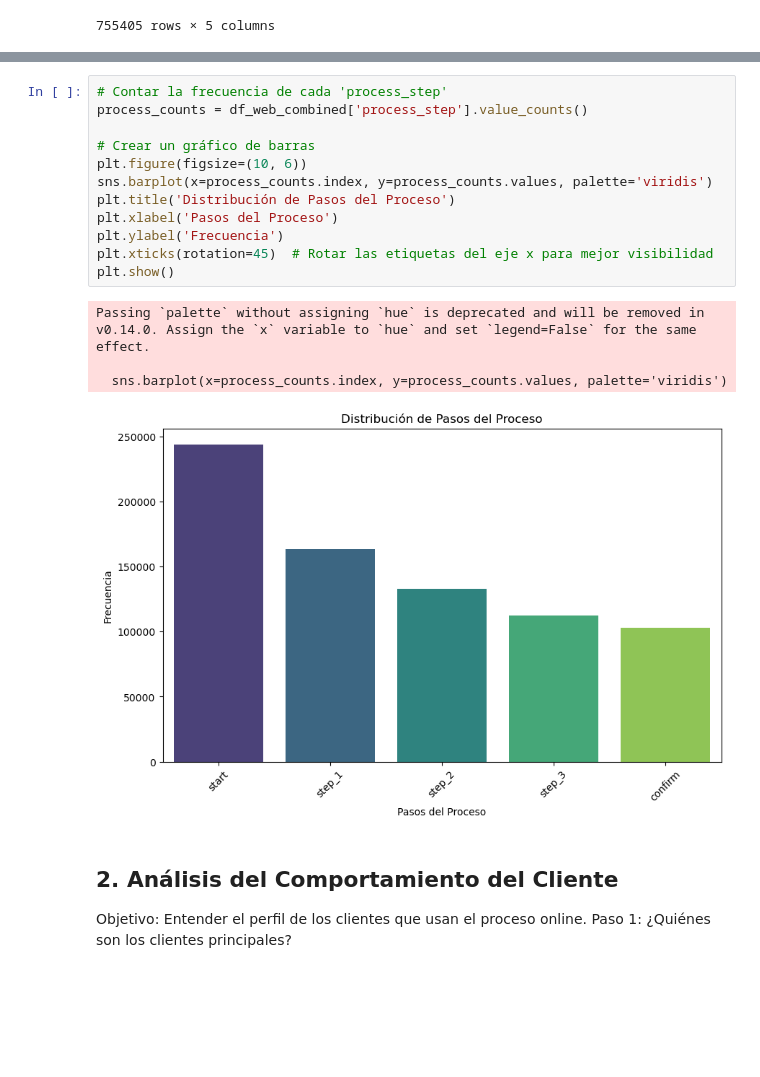
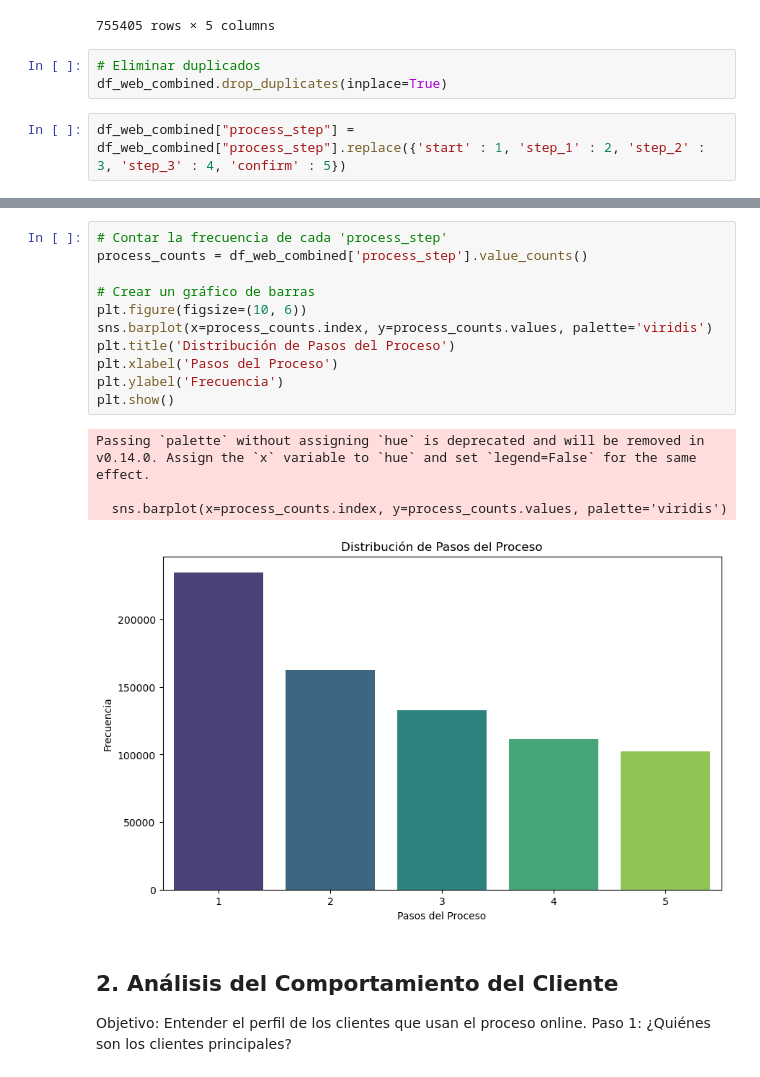
Before and after one commit to Josemargal/vanguard-ab-test, a Jupyter notebook: data_exploration.ipynb, the cells around one changed output, grey strips where cells are left out. Drawn from its saved outputs; the diff is of its cells as text; blank space fills up the shorter version.

```diff
--- a/data_exploration.ipynb
+++ b/data_exploration.ipynb
@@ -267,3 +267,8 @@ dtype: int64
 | 755403 | 9668240 | 388766751_9038881013 | 922267647_3096648104_968866 | start | 2017-05-24 18:44:34 |
 | 755404 | 674799 | 947159805_81558194550 | 86152093_47511127657_716022 | start | 2017-06-03 12:17:09 |
 755405 rows × 5 columns
+# %%
+# Eliminar duplicados
+df_web_combined.drop_duplicates(inplace=True)
+# %%
+df_web_combined["process_step"] = df_web_combined["process_step"].replace({'start' : 1, 'step_1' : 2, 'step_2' : 3, 'step_3' : 4, 'confirm' : 5})
@@ -270,20 +323,19 @@ dtype: int64
 # %%
 # Contar la frecuencia de cada 'process_step'
 process_counts = df_web_combined['process_step'].value_counts()
 
 # Crear un gráfico de barras
 plt.figure(figsize=(10, 6))
 sns.barplot(x=process_counts.index, y=process_counts.values, palette='viridis')
 plt.title('Distribución de Pasos del Proceso')
 plt.xlabel('Pasos del Proceso')
 plt.ylabel('Frecuencia')
-plt.xticks(rotation=45)  # Rotar las etiquetas del eje x para mejor visibilidad
 plt.show()
 # %% [output]
 Passing `palette` without assigning `hue` is deprecated and will be removed in v0.14.0. Assign the `x` variable to `hue` and set `legend=False` for the same effect.
 
   sns.barplot(x=process_counts.index, y=process_counts.values, palette='viridis')
-[figure, old version]
+[figure, new version]
 # %% [markdown]
 ## 2. Análisis del Comportamiento del Cliente
 
```
Also changed, not shown: parts of 22 cells of this notebook.
